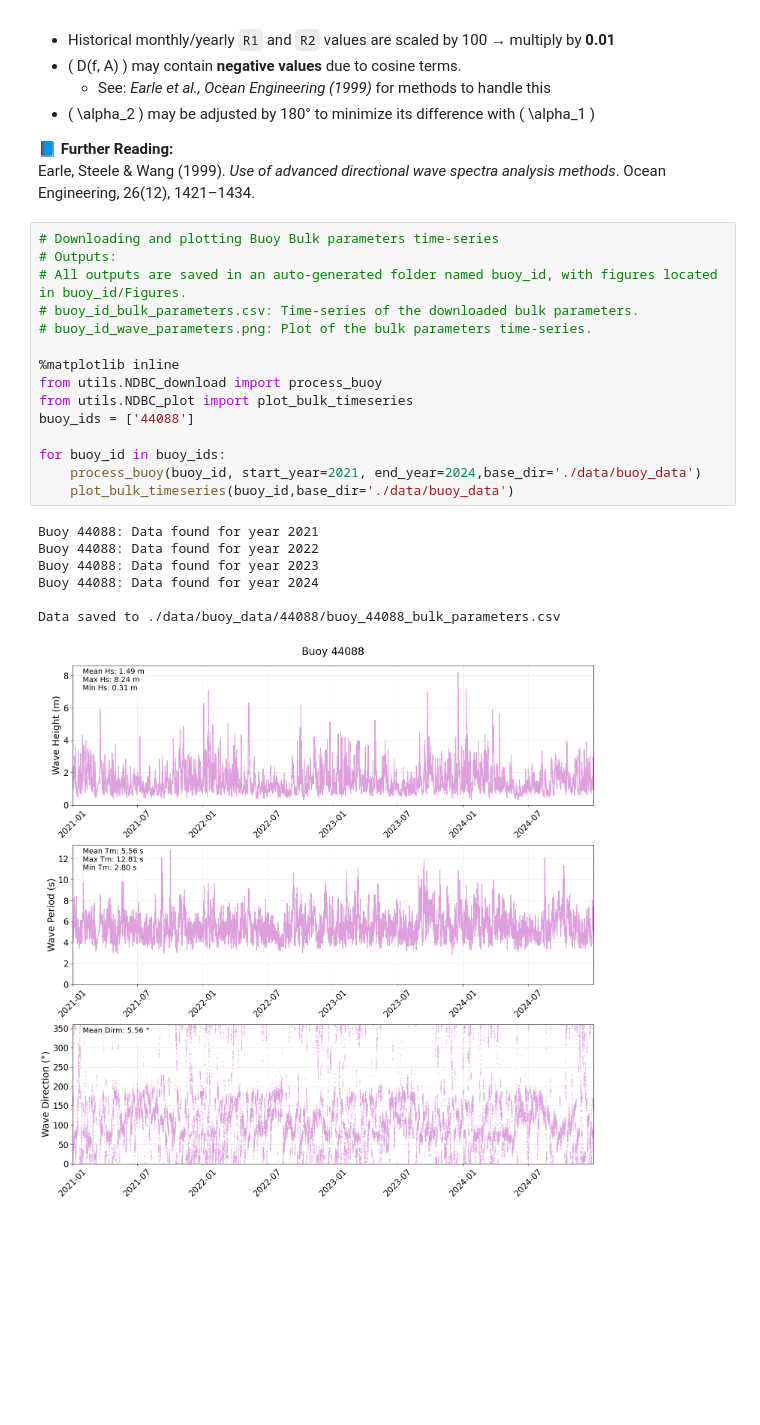
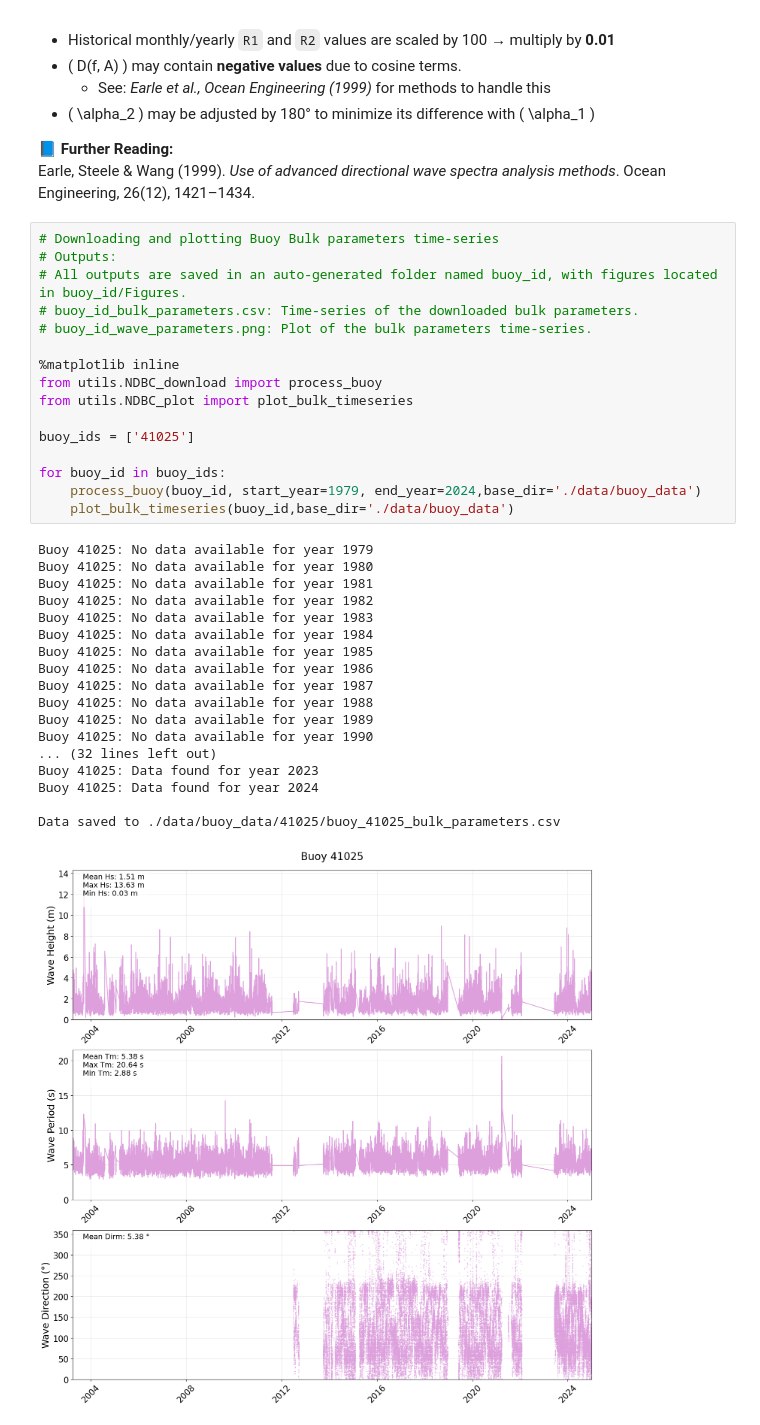
Before and after one commit to JenMontano/BlueMath, a Jupyter notebook: methods/data_acquisition/NDBC_buoy_data.ipynb, the cells around one changed output. Cells and saved outputs as stored; diff of their text form; blank space fills up the shorter version.

```diff
--- a/methods/data_acquisition/NDBC_buoy_data.ipynb
+++ b/methods/data_acquisition/NDBC_buoy_data.ipynb
@@ -91,23 +91,35 @@ Earle, Steele & Wang (1999). *Use of advanced directional wave spectra analysis
 # %%
 # Downloading and plotting Buoy Bulk parameters time-series
 # Outputs:
 # All outputs are saved in an auto-generated folder named buoy_id, with figures located in buoy_id/Figures.
 # buoy_id_bulk_parameters.csv: Time-series of the downloaded bulk parameters.
 # buoy_id_wave_parameters.png: Plot of the bulk parameters time-series.
 
 %matplotlib inline
 from utils.NDBC_download import process_buoy
 from utils.NDBC_plot import plot_bulk_timeseries
-buoy_ids = ['44088']
+
+buoy_ids = ['41025']
 
 for buoy_id in buoy_ids:
-    process_buoy(buoy_id, start_year=2021, end_year=2024,base_dir='./data/buoy_data')
+    process_buoy(buoy_id, start_year=1979, end_year=2024,base_dir='./data/buoy_data')
     plot_bulk_timeseries(buoy_id,base_dir='./data/buoy_data')
 # %% [output]
-Buoy 44088: Data found for year 2021
-Buoy 44088: Data found for year 2022
-Buoy 44088: Data found for year 2023
-Buoy 44088: Data found for year 2024
+Buoy 41025: No data available for year 1979
+Buoy 41025: No data available for year 1980
+Buoy 41025: No data available for year 1981
+Buoy 41025: No data available for year 1982
+Buoy 41025: No data available for year 1983
+Buoy 41025: No data available for year 1984
+Buoy 41025: No data available for year 1985
+Buoy 41025: No data available for year 1986
+Buoy 41025: No data available for year 1987
+Buoy 41025: No data available for year 1988
+Buoy 41025: No data available for year 1989
+Buoy 41025: No data available for year 1990
+... (32 lines left out)
+Buoy 41025: Data found for year 2023
+Buoy 41025: Data found for year 2024
 
-Data saved to ./data/buoy_data/44088/buoy_44088_bulk_parameters.csv
+Data saved to ./data/buoy_data/41025/buoy_41025_bulk_parameters.csv
-[figure, old version]
+[figure, new version]
```
Also changed, not shown: parts of 4 cells of this notebook, 20 other files.
